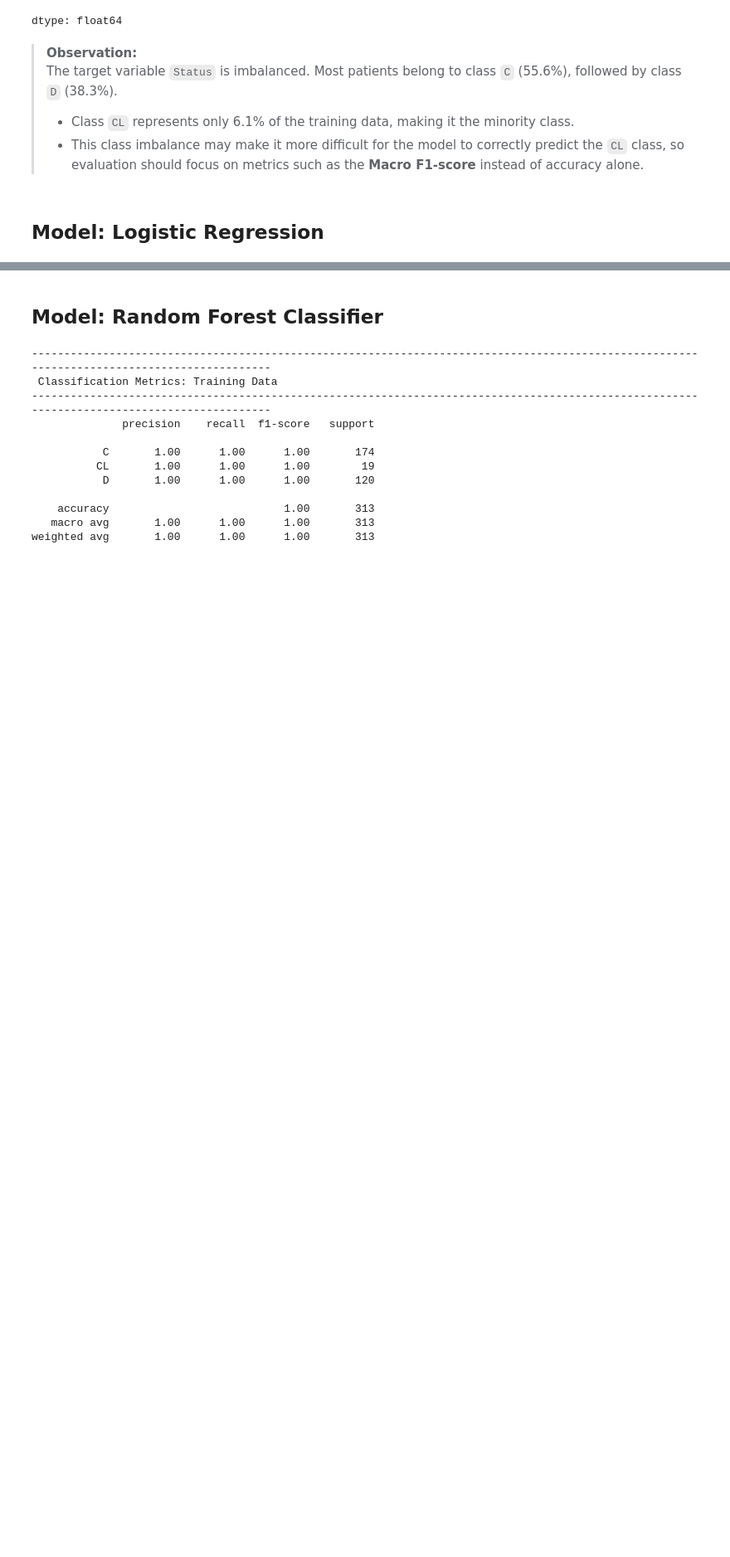
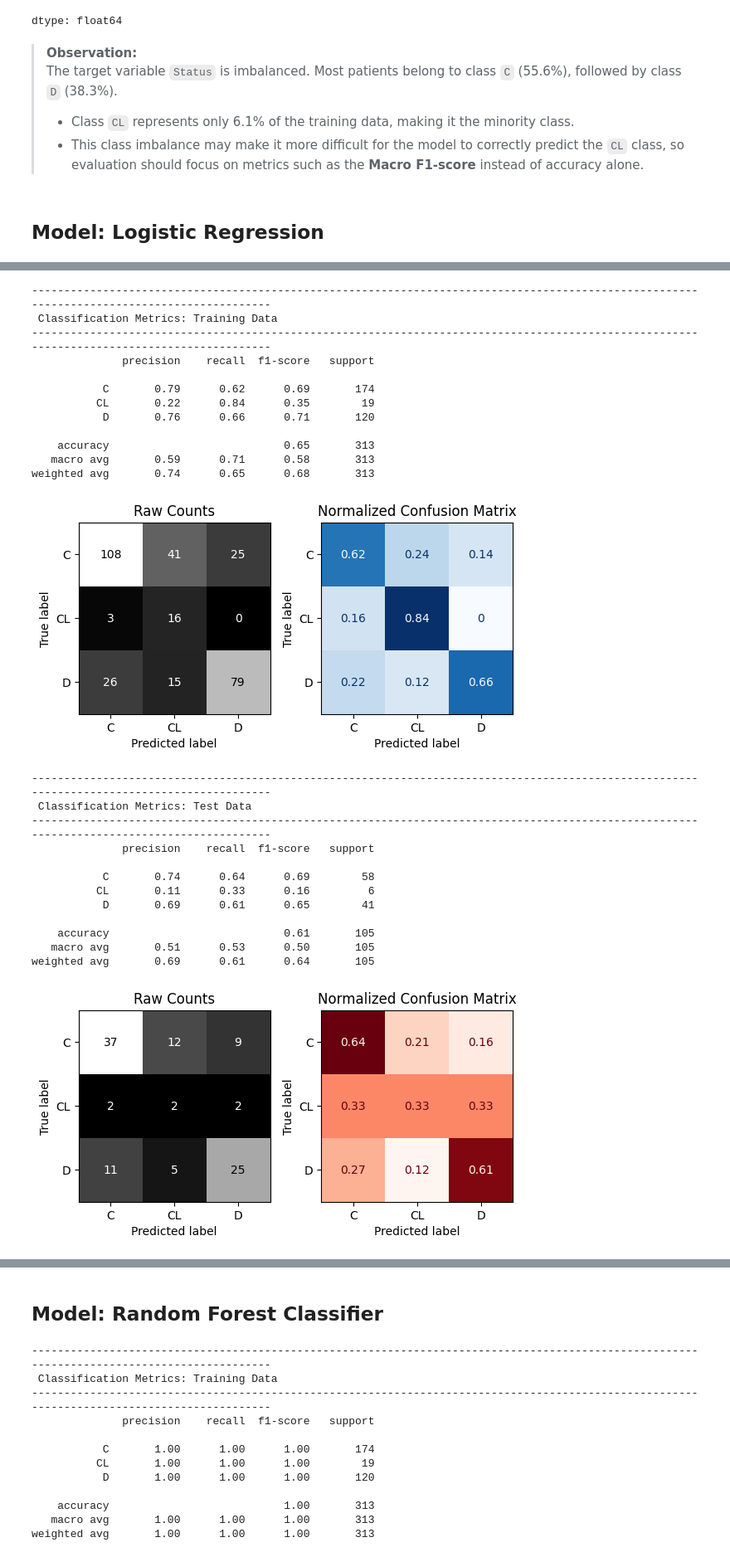
Before and after one commit to swirita/Cirrhosis-Prediction, a Jupyter notebook: Cirrhosis_Prediction.ipynb, the cells around one changed output, grey strips where cells are left out. Shown at 83% size. Cells and saved outputs as stored; diff of their text form; code cells hidden in the pictures; blank space fills up the shorter version.

```diff
--- a/Cirrhosis_Prediction.ipynb
+++ b/Cirrhosis_Prediction.ipynb
@@ -712,0 +935,39 @@ NameError: name 'LogisticRegression' is not defined
+# %%
+logreg= LogisticRegression(random_state=42,
+                           C=0.01,
+                           class_weight=None,
+                           l1_ratio=0.3,
+                           penalty='elasticnet',
+                           solver='saga')
+smote = SMOTE(random_state=42, k_neighbors=5)
+logreg_smote_pipe = imb_make_pipeline(preprocessor, smote, logreg)
+
+logreg_smote_pipe.fit(X_train, y_train)
+evaluate_classification(logreg_smote_pipe, X_train, y_train, X_test, y_test)
+# %% [output]
+--------------------------------------------------------------------------------------------------------------------------------------------
+ Classification Metrics: Training Data
+--------------------------------------------------------------------------------------------------------------------------------------------
+              precision    recall  f1-score   support
+
+           C       0.79      0.62      0.69       174
+          CL       0.22      0.84      0.35        19
+           D       0.76      0.66      0.71       120
+
+    accuracy                           0.65       313
+   macro avg       0.59      0.71      0.58       313
+weighted avg       0.74      0.65      0.68       313
+[figure, added]
+--------------------------------------------------------------------------------------------------------------------------------------------
+ Classification Metrics: Test Data
+--------------------------------------------------------------------------------------------------------------------------------------------
+              precision    recall  f1-score   support
+
+           C       0.74      0.64      0.69        58
+          CL       0.11      0.33      0.16         6
+           D       0.69      0.61      0.65        41
+
+    accuracy                           0.61       105
+   macro avg       0.51      0.53      0.50       105
+weighted avg       0.69      0.61      0.64       105
+[figure, added]
```
Also changed, not shown: parts of 18 cells of this notebook.
